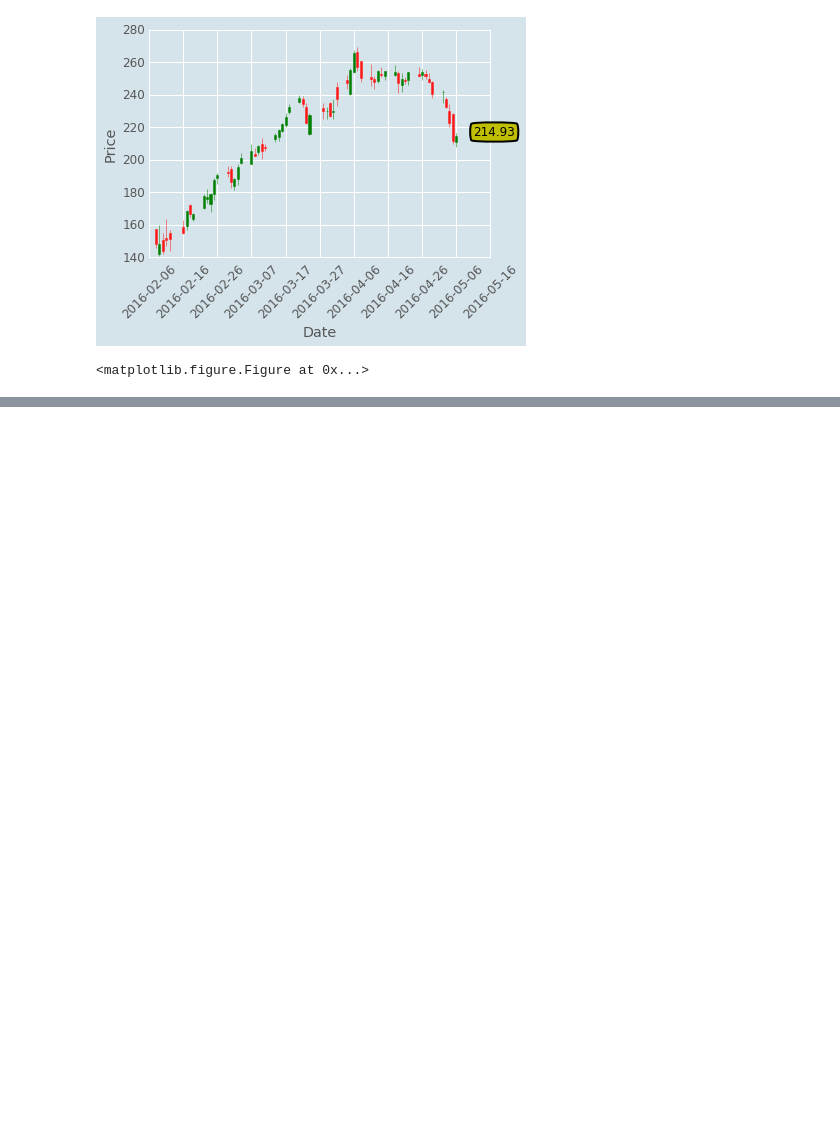
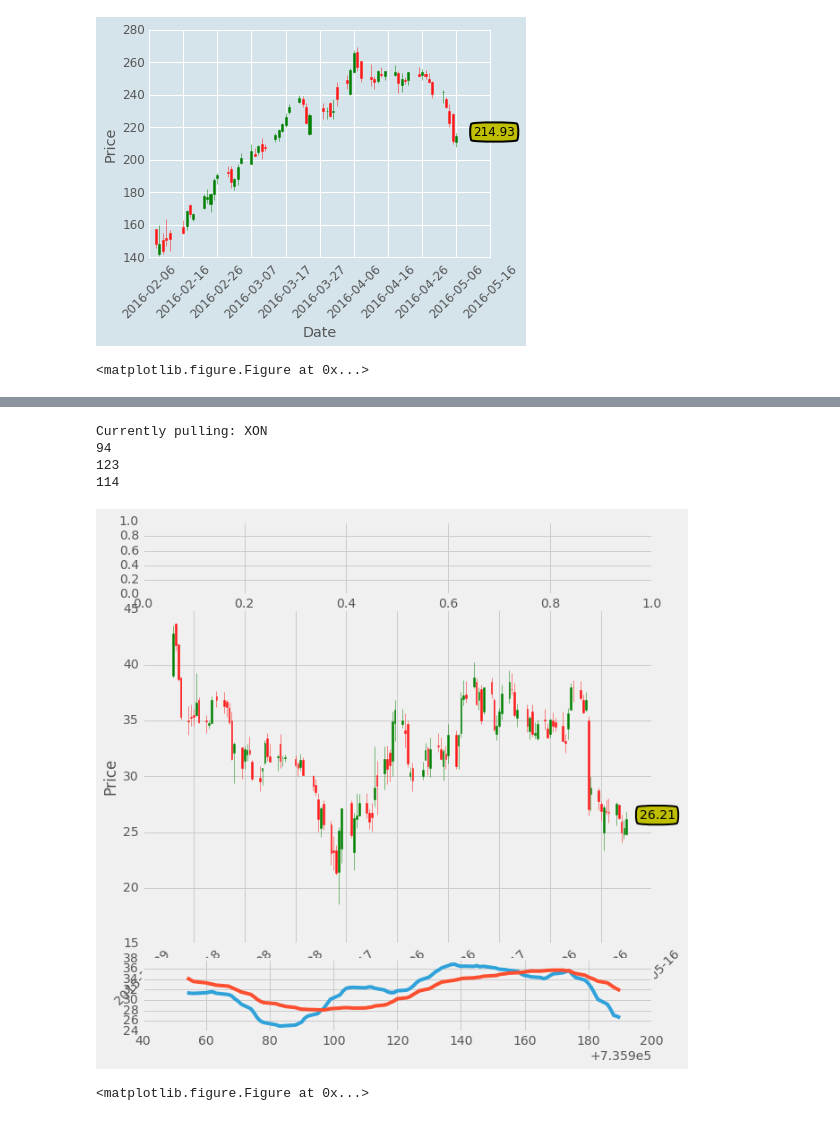
Before and after one commit to linwoodc3/dataVisualization, a Jupyter notebook: dataVizWithPython.ipynb, the cells around one changed output, grey strips where cells are left out. Drawn from its saved outputs; the diff is of its cells as text; code cells hidden in the pictures; blank space fills up the shorter version.

```diff
--- a/dataVizWithPython.ipynb
+++ b/dataVizWithPython.ipynb
@@ -900,0 +1084,9 @@ Currently pulling: TSLA
+# %%
+graph_data('XON')
+# %% [output]
+Currently pulling: XON
+94
+123
+114
+[figure, added]
+<matplotlib.figure.Figure at 0x...>
```
Also changed, not shown: parts of 12 cells of this notebook.
